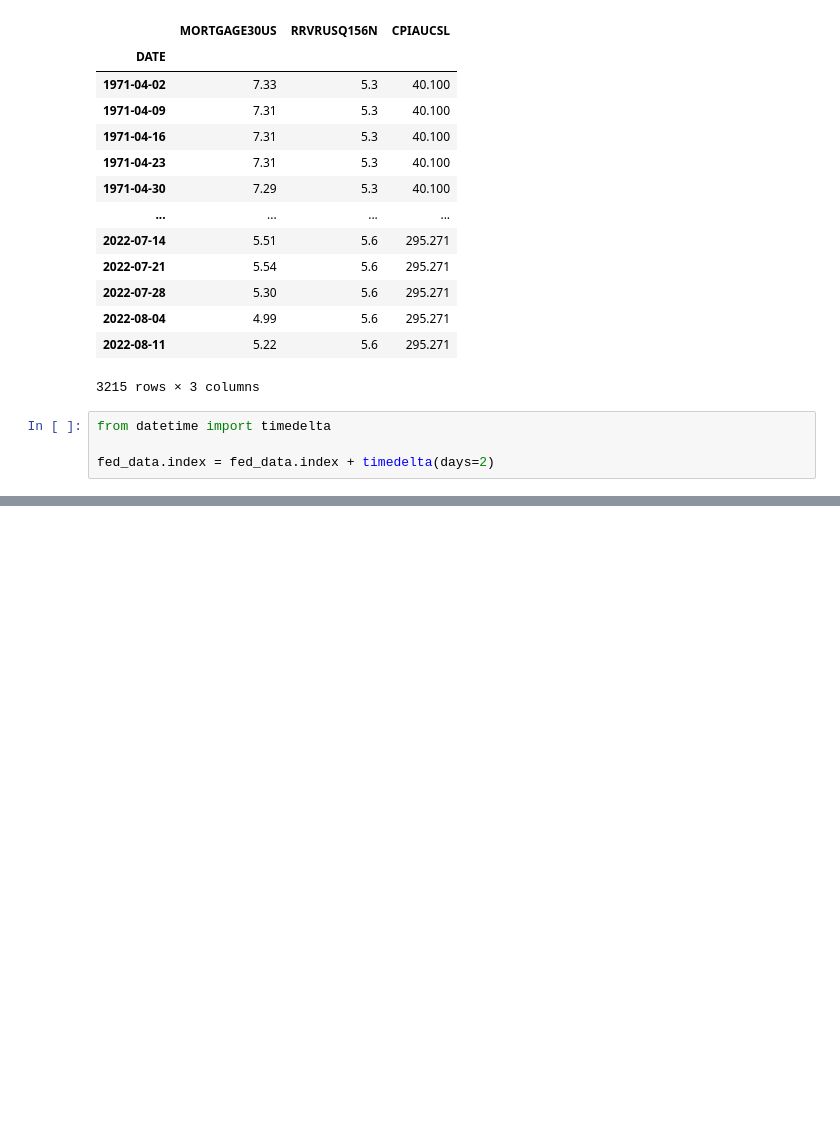
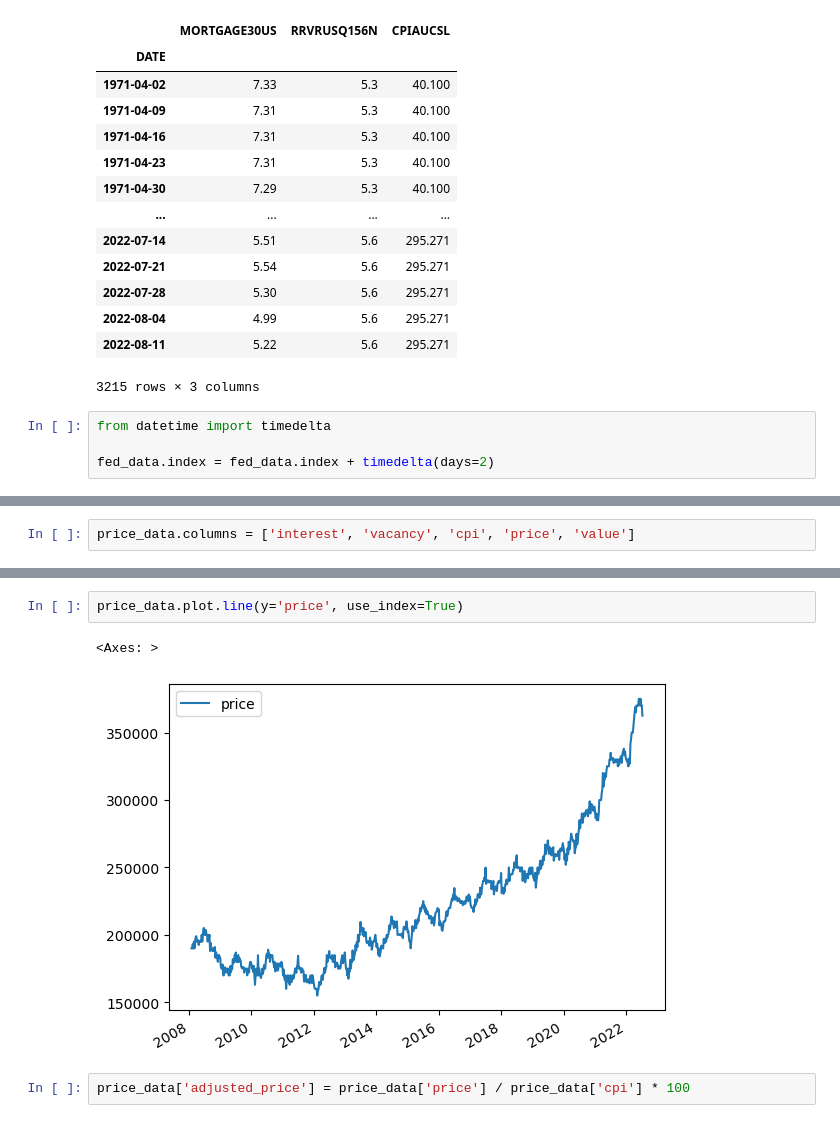
Before and after one commit to dyen66/house-price-prediction, a Jupyter notebook: House Price Prediction.ipynb, the cells around one changed output, grey strips where cells are left out. Saved outputs shown, nothing was run; the diff lists cells and outputs as text; blank space fills up the shorter version.

```diff
--- a/House Price Prediction.ipynb
+++ b/House Price Prediction.ipynb
@@ -285,0 +264,2 @@ MergeError: Passing 'suffixes' which cause duplicate columns {'CPIAUCSL_y', 'RRV
+# %%
+price_data.columns = ['interest', 'vacancy', 'cpi', 'price', 'value']
@@ -285,0 +282,7 @@ MergeError: Passing 'suffixes' which cause duplicate columns {'CPIAUCSL_y', 'RRV
+# %%
+price_data.plot.line(y='price', use_index=True)
+# %% [output]
+<Axes: >
+[figure, added]
+# %%
+price_data['adjusted_price'] = price_data['price'] / price_data['cpi'] * 100
```
Also changed, not shown: parts of 27 cells of this notebook.
